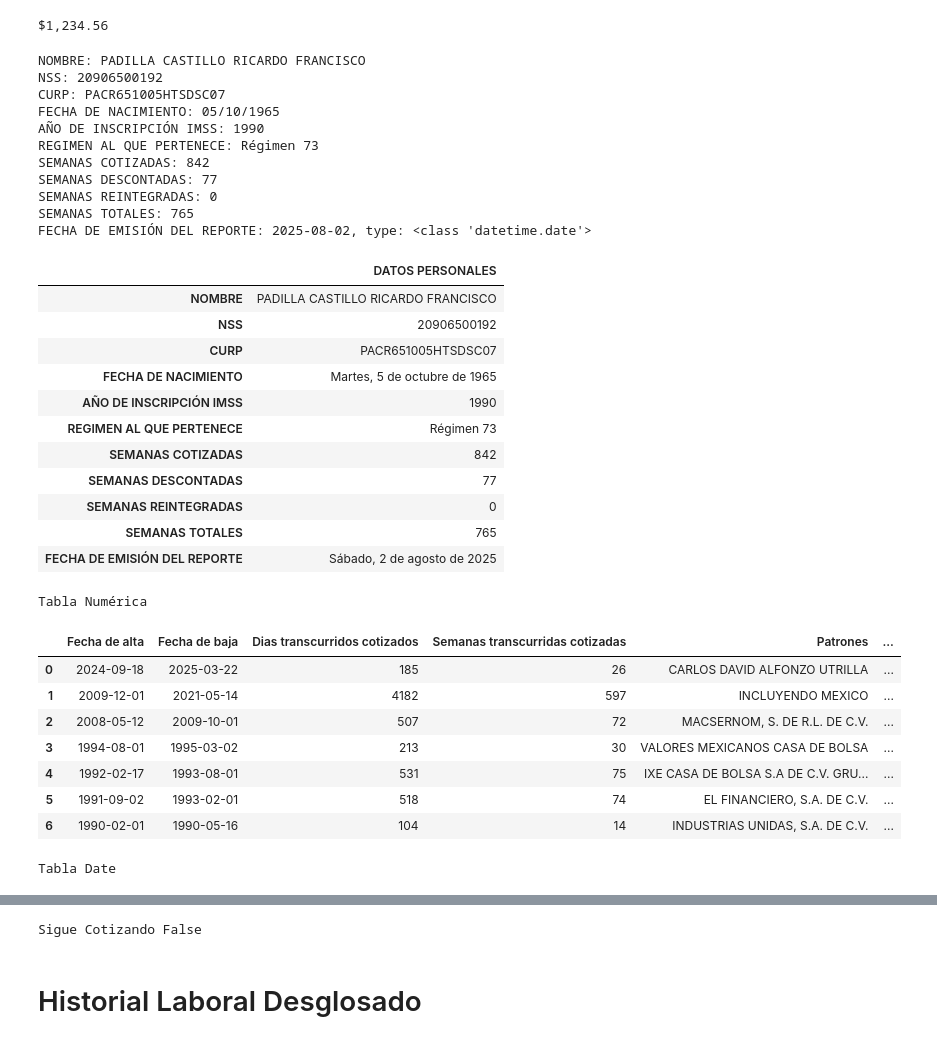
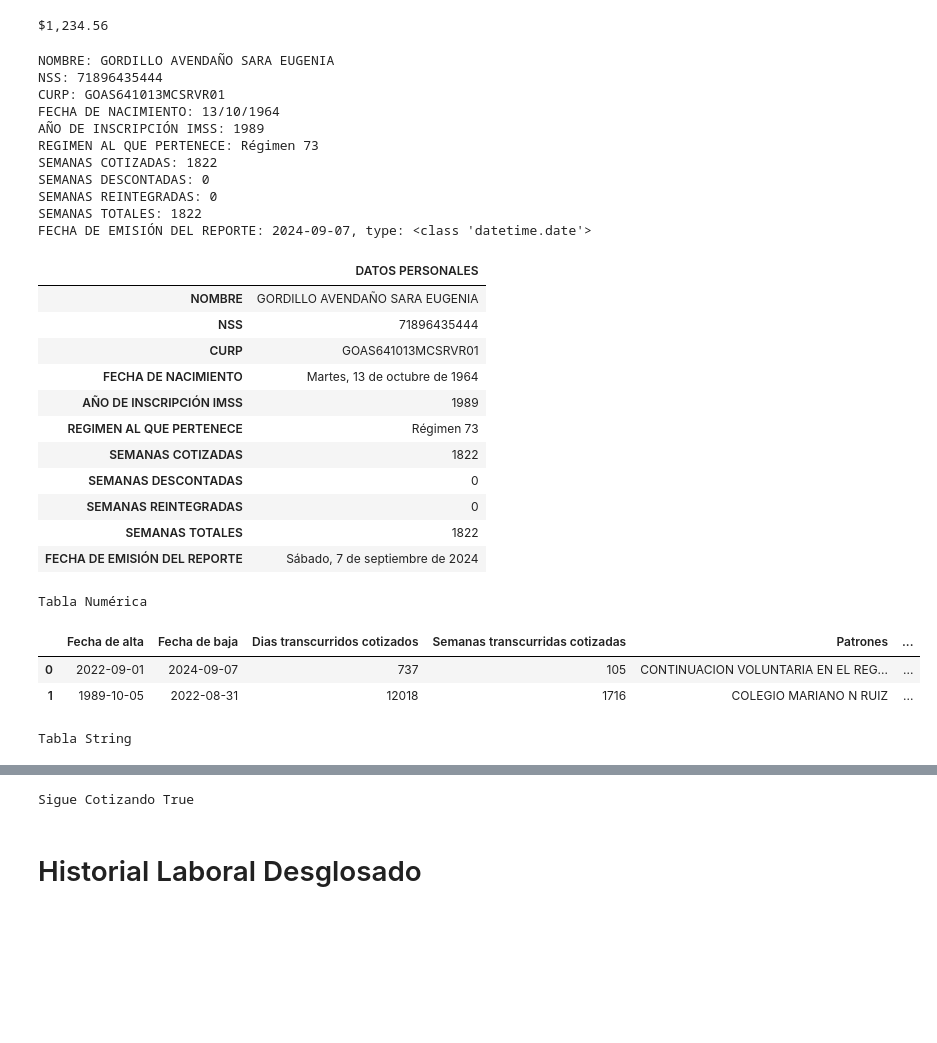
Before and after one commit to Alfonzo1114/streamlit, a Jupyter notebook: Pensiones_V3.ipynb, the cells around one changed output, grey strips where cells are left out. Cells and saved outputs as stored; diff of their text form; code cells hidden in the pictures; blank space fills up the shorter version.

Commit message:
Fixed cases where user is still active. Function tablas_corridas 40 completed. Need to fix function calculating the monthly payment since it is slightly off.

```diff
--- a/Pensiones_V3.ipynb
+++ b/Pensiones_V3.ipynb
@@ -18,9 +18,9 @@ def file_path_fcn(file_path=None):
         file_path = 'REPORTES/RICARDO.pdf'
     return file_path
 
-file_path ='REPORTES/LUPITA.pdf'
+file_path ='REPORTES/KENA.pdf'
 
 # file_path = file_path_fcn(file_path=file_path)
-file_path = file_path_fcn()
+file_path = file_path_fcn(file_path)
 file_path
 # %% [output]
@@ -244,29 +244,29 @@ Usuario = DatosGenerales(texto)
 df = Usuario.tabla_datos()
 df
 # %% [output]
-NOMBRE: PADILLA CASTILLO RICARDO FRANCISCO
-NSS: 20906500192
-CURP: PACR651005HTSDSC07
-FECHA DE NACIMIENTO: 05/10/1965
-AÑO DE INSCRIPCIÓN IMSS: 1990
+NOMBRE: GORDILLO AVENDAÑO SARA EUGENIA
+NSS: 71896435444
+CURP: GOAS641013MCSRVR01
+FECHA DE NACIMIENTO: 13/10/1964
+AÑO DE INSCRIPCIÓN IMSS: 1989
 REGIMEN AL QUE PERTENECE: Régimen 73
-SEMANAS COTIZADAS: 842
-SEMANAS DESCONTADAS: 77
+SEMANAS COTIZADAS: 1822
+SEMANAS DESCONTADAS: 0
 SEMANAS REINTEGRADAS: 0
-SEMANAS TOTALES: 765
-FECHA DE EMISIÓN DEL REPORTE: 2025-08-02, type: <class 'datetime.date'>
+SEMANAS TOTALES: 1822
+FECHA DE EMISIÓN DEL REPORTE: 2024-09-07, type: <class 'datetime.date'>
 |  | DATOS PERSONALES |
-| NOMBRE | PADILLA CASTILLO RICARDO FRANCISCO |
-| NSS | 20906500192 |
-| CURP | PACR651005HTSDSC07 |
-| FECHA DE NACIMIENTO | Martes, 5 de octubre de 1965 |
-| AÑO DE INSCRIPCIÓN IMSS | 1990 |
+| NOMBRE | GORDILLO AVENDAÑO SARA EUGENIA |
+| NSS | 71896435444 |
+| CURP | GOAS641013MCSRVR01 |
+| FECHA DE NACIMIENTO | Martes, 13 de octubre de 1964 |
+| AÑO DE INSCRIPCIÓN IMSS | 1989 |
 | REGIMEN AL QUE PERTENECE | Régimen 73 |
-| SEMANAS COTIZADAS | 842 |
-| SEMANAS DESCONTADAS | 77 |
+| SEMANAS COTIZADAS | 1822 |
+| SEMANAS DESCONTADAS | 0 |
 | SEMANAS REINTEGRADAS | 0 |
-| SEMANAS TOTALES | 765 |
-| FECHA DE EMISIÓN DEL REPORTE | Sábado, 2 de agosto de 2025 |
+| SEMANAS TOTALES | 1822 |
+| FECHA DE EMISIÓN DEL REPORTE | Sábado, 7 de septiembre de 2024 |
 # %%
 class FechasGenerales:
     def __init__(self, texto, FechaEmisionReporte):
@@ -300,11 +300,12 @@ class FechasGenerales:
                     fecha_bajas_string[idx] = format_spanish_date(fecha_unstructured, date_type="format_string")
                 else:
                     fecha_bajas[idx] = FechaEmisionReporte
-                    fecha_bajas_string[idx] = format_spanish_date(fecha_bajas[idx], date_type="format_string")
+                    fecha_bajas_string[idx] = format_spanish_date(str(FechaEmisionReporte), date_type="format_string")
                     fechas_ultima_baja = fecha_bajas[idx]
 
                 if not isinstance(fechas_ultima_baja, date):
                     fechas_ultima_baja = fechas_ultima_baja.date()
+
             else:
                 start_idx = baja + len(bajas_string)
                 end_idx = start_idx + value_added  # Assuming 12 characters for the date
@@ -360,41 +361,36 @@ class FechasGenerales:
             # Alternatively, using list comprehension
             entidad_federativa = [texto[inicio + len(inicio_ef_str):final_ef[idx] - 1].strip()
                                 for idx, inicio in enumerate(inicio_ef)]
 
             FechasGenerales_num = pd.DataFrame({
             'Fecha de alta': fecha_altas,
             'Fecha de baja': fecha_bajas,
             'Dias transcurridos cotizados': dias_transcurridos_cotizados,
             'Semanas transcurridas cotizadas': semanas_transcurridas_cotizadas,
             'Patrones': patrones,
             'Entidad federativa': entidad_federativa
         })
             FechasGenerales_string = pd.DataFrame({
             'Fecha de alta': fecha_altas_string,
             'Fecha de baja': fecha_bajas_string,
             'Dias transcurridos cotizados': dias_transcurridos_cotizados,
             'Semanas transcurridas cotizadas': semanas_transcurridas_cotizadas,
             'Patrones': patrones,
             'Entidad federativa': entidad_federativa
         })
         return FechasGenerales_num, FechasGenerales_string, sigue_cotizando, fechas_ultima_baja
 
-fechas_generales = FechasGenerales(texto=texto, FechaEmisionReporte=Usuario.fecha_emision_reporte_string)
+fechas_generales = FechasGenerales(texto=texto, FechaEmisionReporte=Usuario.fecha_emision_reporte_date)
 fechasGeneralesNumerico, fechasGeneralesDate, sigueCotizando, fechasUltimaBaja = fechas_generales.tabla_fechas_generales()
 print("Tabla Numérica")
 display(fechasGeneralesNumerico)
-print("Tabla Date")
+print("Tabla String")
 display(fechasGeneralesDate)
 print("Sigue Cotizando", sigueCotizando)
 # %% [output]
 Tabla Numérica
 |  | Fecha de alta | Fecha de baja | Dias transcurridos cotizados | Semanas transcurridas cotizadas | Patrones | ... |
-| 0 | 2024-09-18 | 2025-03-22 | 185 | 26 | CARLOS DAVID ALFONZO UTRILLA | ... |
-| 1 | 2009-12-01 | 2021-05-14 | 4182 | 597 | INCLUYENDO MEXICO | ... |
-| 2 | 2008-05-12 | 2009-10-01 | 507 | 72 | MACSERNOM, S. DE R.L. DE C.V. | ... |
-| 3 | 1994-08-01 | 1995-03-02 | 213 | 30 | VALORES MEXICANOS CASA DE BOLSA | ... |
-| 4 | 1992-02-17 | 1993-08-01 | 531 | 75 | IXE CASA DE BOLSA S.A DE C.V. GRU... | ... |
-| 5 | 1991-09-02 | 1993-02-01 | 518 | 74 | EL FINANCIERO, S.A. DE C.V. | ... |
-| 6 | 1990-02-01 | 1990-05-16 | 104 | 14 | INDUSTRIAS UNIDAS, S.A. DE C.V. | ... |
+| 0 | 2022-09-01 | 2024-09-07 | 737 | 105 | CONTINUACION VOLUNTARIA EN EL REG... | ... |
+| 1 | 1989-10-05 | 2022-08-31 | 12018 | 1716 | COLEGIO MARIANO N RUIZ | ... |
-Tabla Date
+Tabla String
 |  | Fecha de alta | Fecha de baja | Dias transcurridos cotizados | Semanas transcurridas cotizadas | Patrones | ... |
@@ -408,4 +399,4 @@ Tabla Date
-Sigue Cotizando False
+Sigue Cotizando True
 # %% [markdown]
 # Historial Laboral Desglosado
 # %%
```
Also changed, not shown: parts of 10 cells of this notebook.
